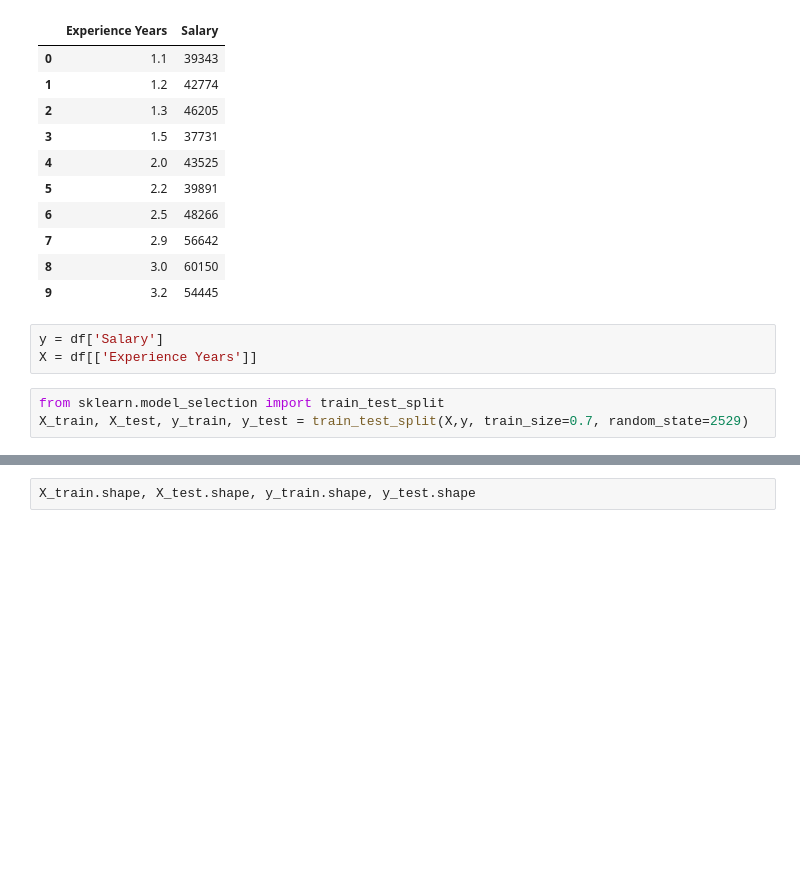
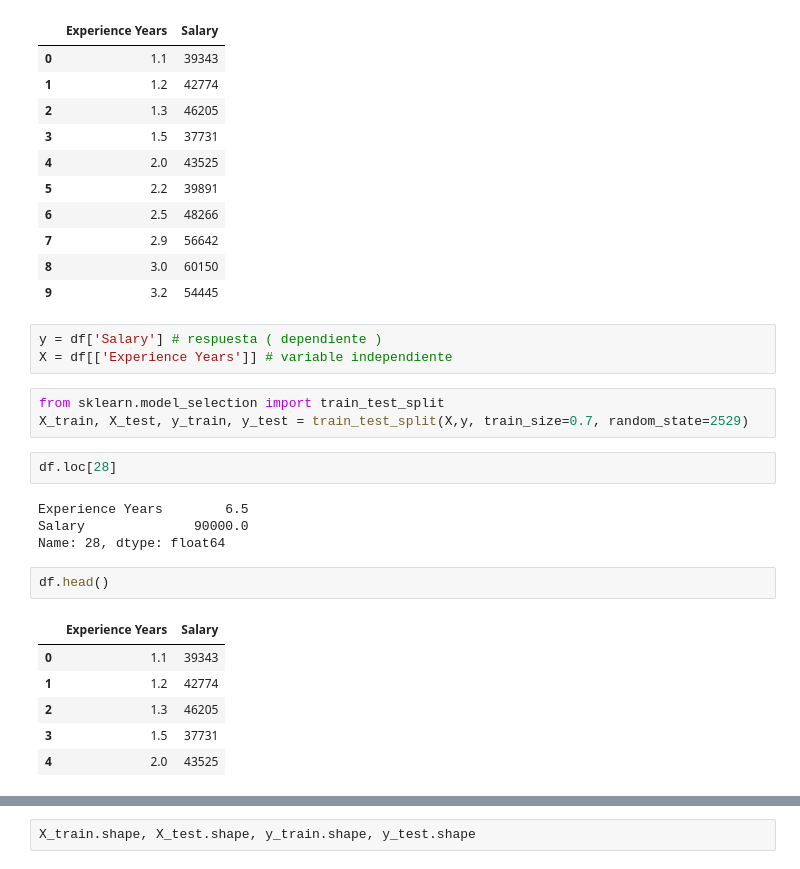
Before and after one commit to crixtiam/python-begginers, a Jupyter notebook: Semanas-clases/regression-lineal.ipynb, the cells around one changed output, grey strips where cells are left out. Cells and saved outputs as stored; diff of their text form; blank space fills up the shorter version.

```diff
--- a/Semanas-clases/regression lineal.ipynb
+++ b/Semanas-clases/regression-lineal.ipynb
@@ -432,8 +432,23 @@ df.head(10)
 | 8 | 3.0 | 60150 |
 | 9 | 3.2 | 54445 |
 # %%
-y = df['Salary']
-X = df[['Experience Years']]
+y = df['Salary'] # respuesta ( dependiente )
+X = df[['Experience Years']] # variable independiente
 # %%
 from sklearn.model_selection import train_test_split
 X_train, X_test, y_train, y_test = train_test_split(X,y, train_size=0.7, random_state=2529)
+# %%
+df.loc[28]
+# %% [output]
+Experience Years        6.5
+Salary              90000.0
+Name: 28, dtype: float64
+# %%
+df.head()
+# %% [output]
+|  | Experience Years | Salary |
+| 0 | 1.1 | 39343 |
+| 1 | 1.2 | 42774 |
+| 2 | 1.3 | 46205 |
+| 3 | 1.5 | 37731 |
+| 4 | 2.0 | 43525 |
```
Also changed, not shown: parts of 9 cells of this notebook, 4 other files.
